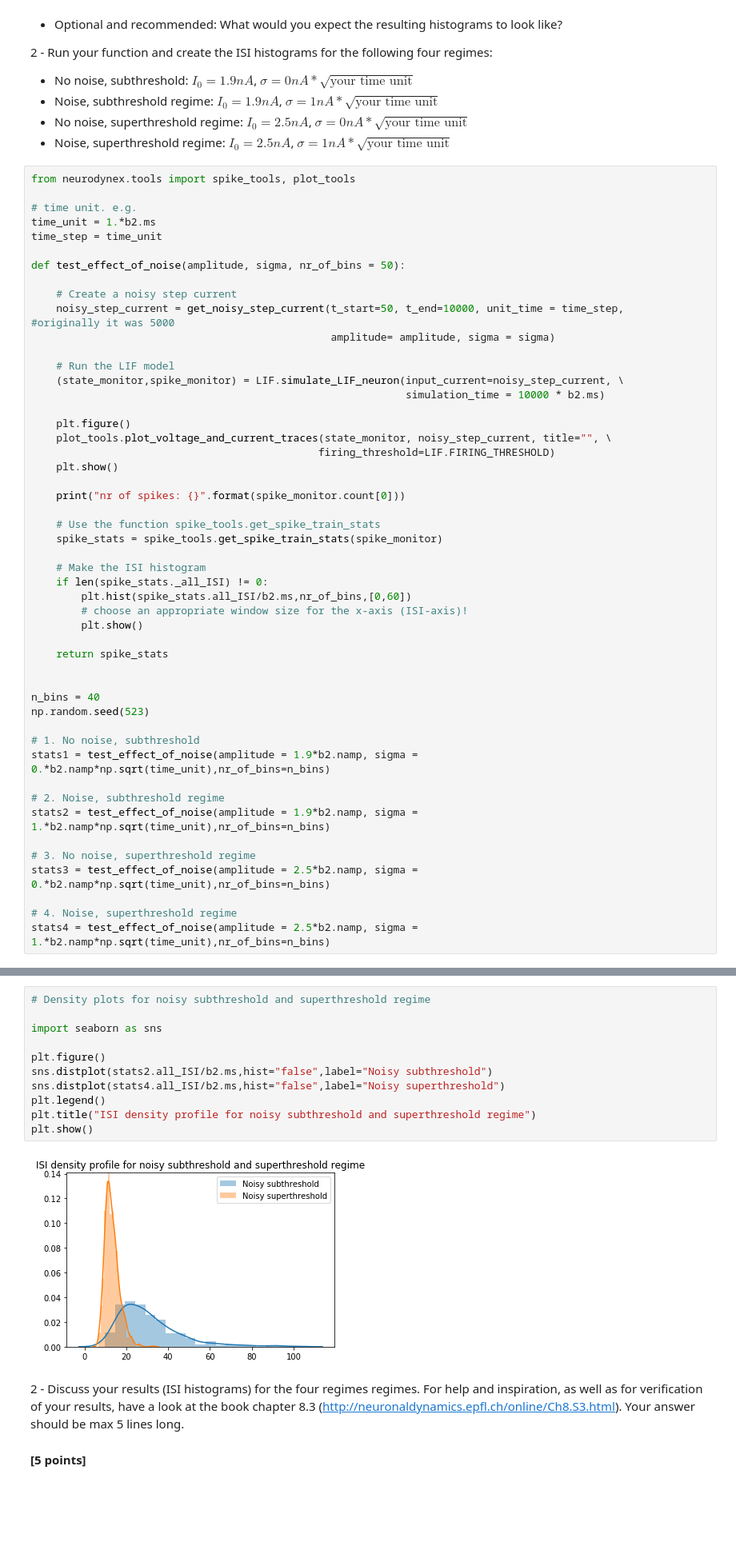
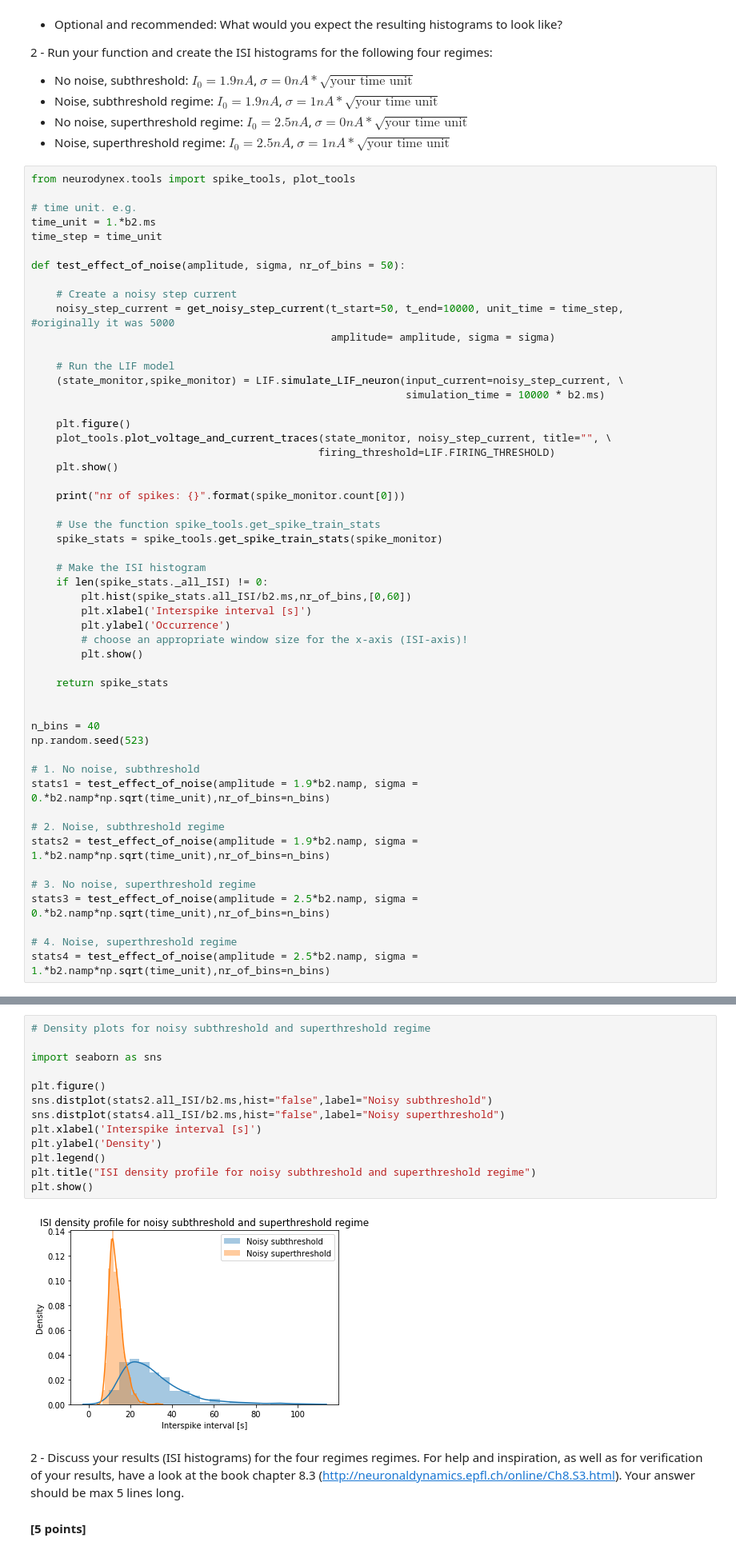
Before and after one commit to fedeflo2/Bestbio1, a Jupyter notebook: Ex2_firstName_lastName_000.ipynb, the cells around one changed output, grey strips where cells are left out. Shown at 80% size. Drawn from its saved outputs; the diff is of its cells as text; blank space fills up the shorter version.

```diff
--- a/Ex2_firstName_lastName_000.ipynb
+++ b/Ex2_firstName_lastName_000.ipynb
@@ -447,6 +447,8 @@ def test_effect_of_noise(amplitude, sigma, nr_of_bins = 50):
     # Make the ISI histogram
     if len(spike_stats._all_ISI) != 0:
         plt.hist(spike_stats.all_ISI/b2.ms,nr_of_bins,[0,60])
+        plt.xlabel('Interspike interval [s]')
+        plt.ylabel('Occurrence')
         # choose an appropriate window size for the x-axis (ISI-axis)!
         plt.show()
 
@@ -482,16 +484,18 @@ nr of spikes: 757
 # %%
 # Density plots for noisy subthreshold and superthreshold regime
 
 import seaborn as sns
 
 plt.figure()
 sns.distplot(stats2.all_ISI/b2.ms,hist="false",label="Noisy subthreshold")
 sns.distplot(stats4.all_ISI/b2.ms,hist="false",label="Noisy superthreshold")
+plt.xlabel('Interspike interval [s]')
+plt.ylabel('Density')
 plt.legend()
 plt.title("ISI density profile for noisy subthreshold and superthreshold regime")
 plt.show()
 # %% [output]
-[figure, old version]
+[figure, new version]
 # %% [markdown]
 2 - Discuss your results (ISI histograms) for the four regimes regimes. For help and inspiration, as well as for verification of your results, have a look at the book chapter 8.3 (http://neuronaldynamics.epfl.ch/online/Ch8.S3.html). Your answer should be max 5 lines long.
 #### [5 points]
```
Also changed, not shown: parts of 12 cells of this notebook.
